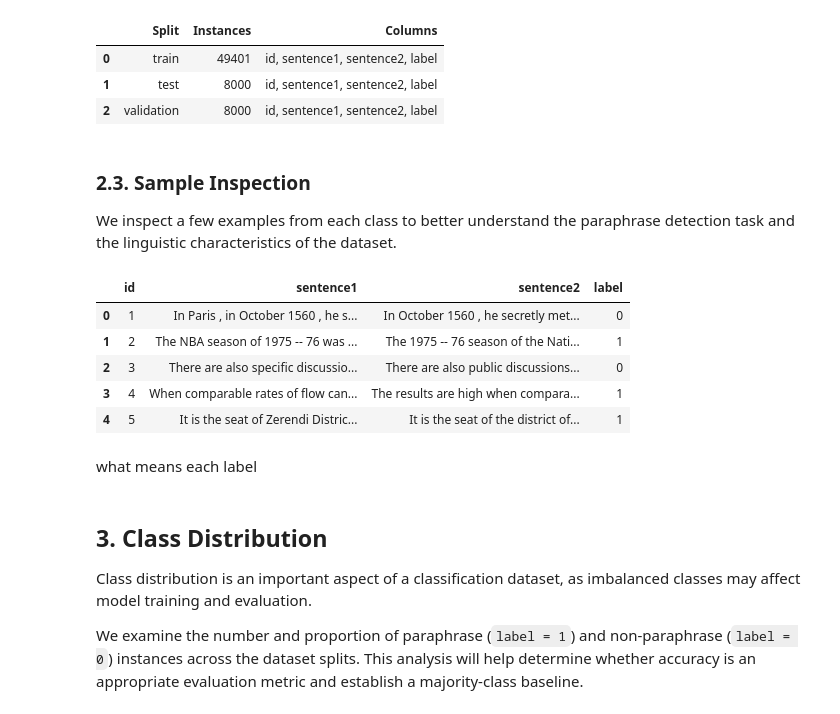
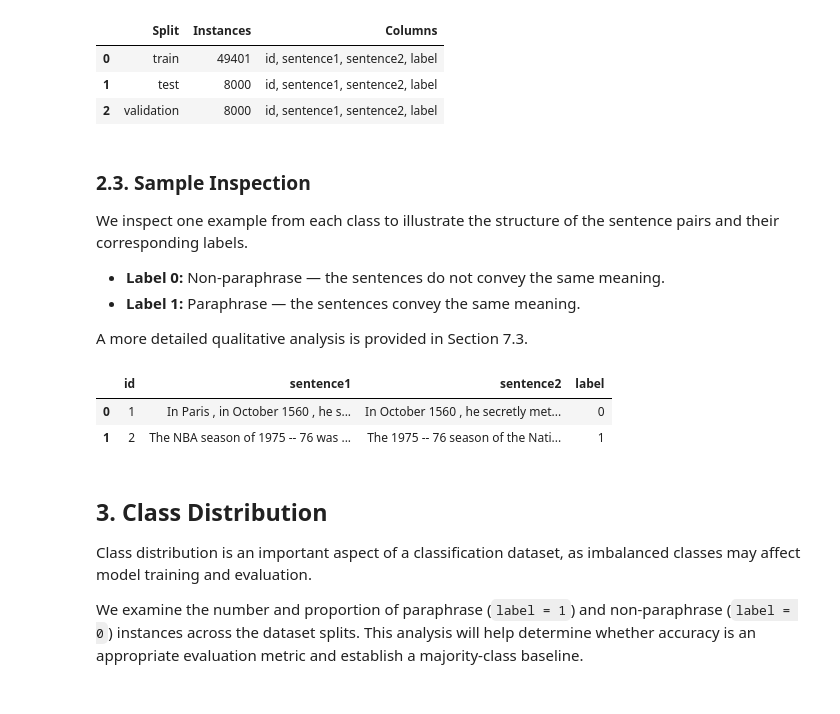
Before and after one commit to nuriallfe/nlp1, a Jupyter notebook: data_exploration.ipynb, the cells around one changed output. Drawn from its saved outputs; the diff is of its cells as text; code cells hidden in the pictures.

```diff
--- a/data_exploration.ipynb
+++ b/data_exploration.ipynb
@@ -82,20 +76,23 @@ display(split_info)
 # %% [markdown]
 ### 2.3. Sample Inspection
 
-We inspect a few examples from each class to better understand the paraphrase detection task and the linguistic characteristics of the dataset.
+We inspect one example from each class to illustrate the structure of the sentence pairs and their corresponding labels.
+
+- **Label 0:** Non-paraphrase — the sentences do not convey the same meaning.
+- **Label 1:** Paraphrase — the sentences convey the same meaning.
+
+A more detailed qualitative analysis is provided in Section 7.3.
 # %%
 train_df = dataset["train"].to_pandas()
 
-display(train_df.head(5))
+samples = train_df.groupby("label").head(1)
+
+with pd.option_context("display.max_colwidth", 150):
+    display(samples)
 # %% [output]
 |  | id | sentence1 | sentence2 | label |
 | 0 | 1 | In Paris , in October 1560 , he s... | In October 1560 , he secretly met... | 0 |
 | 1 | 2 | The NBA season of 1975 -- 76 was ... | The 1975 -- 76 season of the Nati... | 1 |
-| 2 | 3 | There are also specific discussio... | There are also public discussions... | 0 |
-| 3 | 4 | When comparable rates of flow can... | The results are high when compara... | 1 |
-| 4 | 5 | It is the seat of Zerendi Distric... | It is the seat of the district of... | 1 |
-# %% [markdown]
-what means each label
 # %% [markdown]
 ## 3. Class Distribution
 
```
Also changed, not shown: parts of 20 cells of this notebook, 1 other file.
